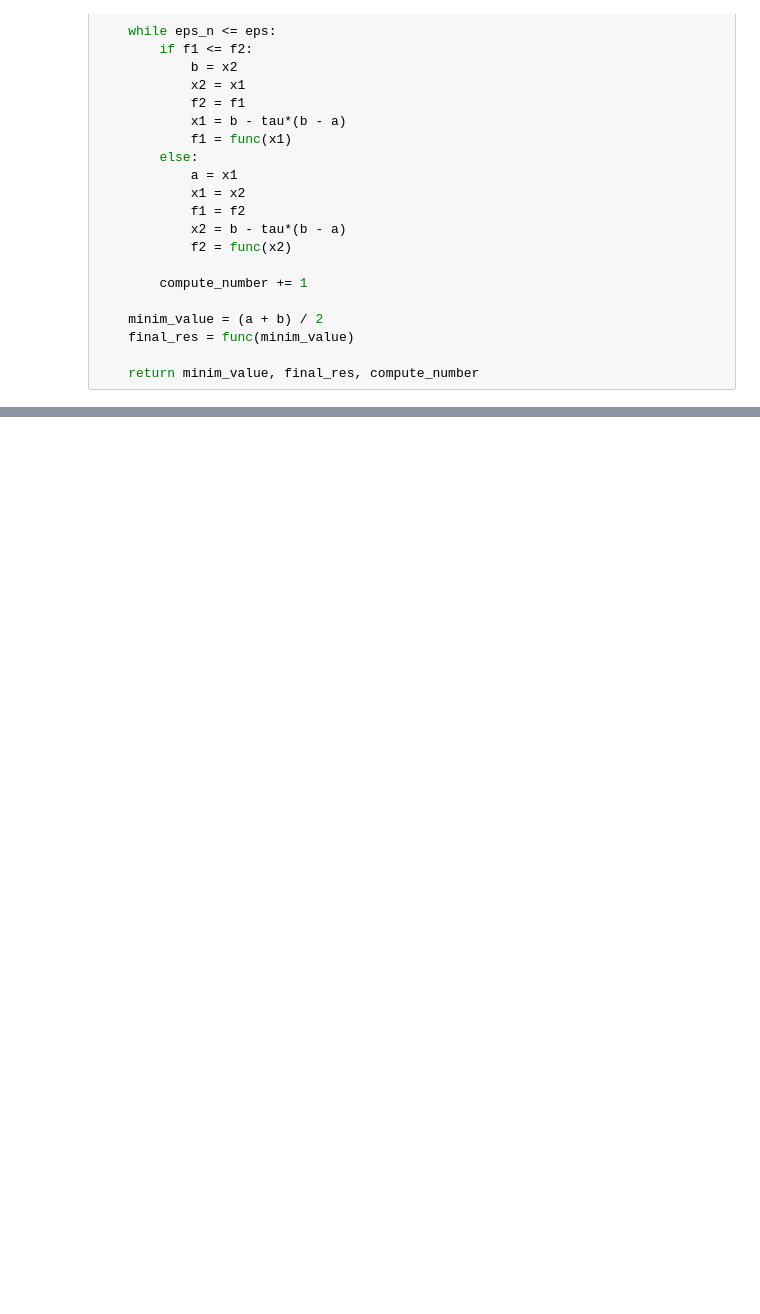
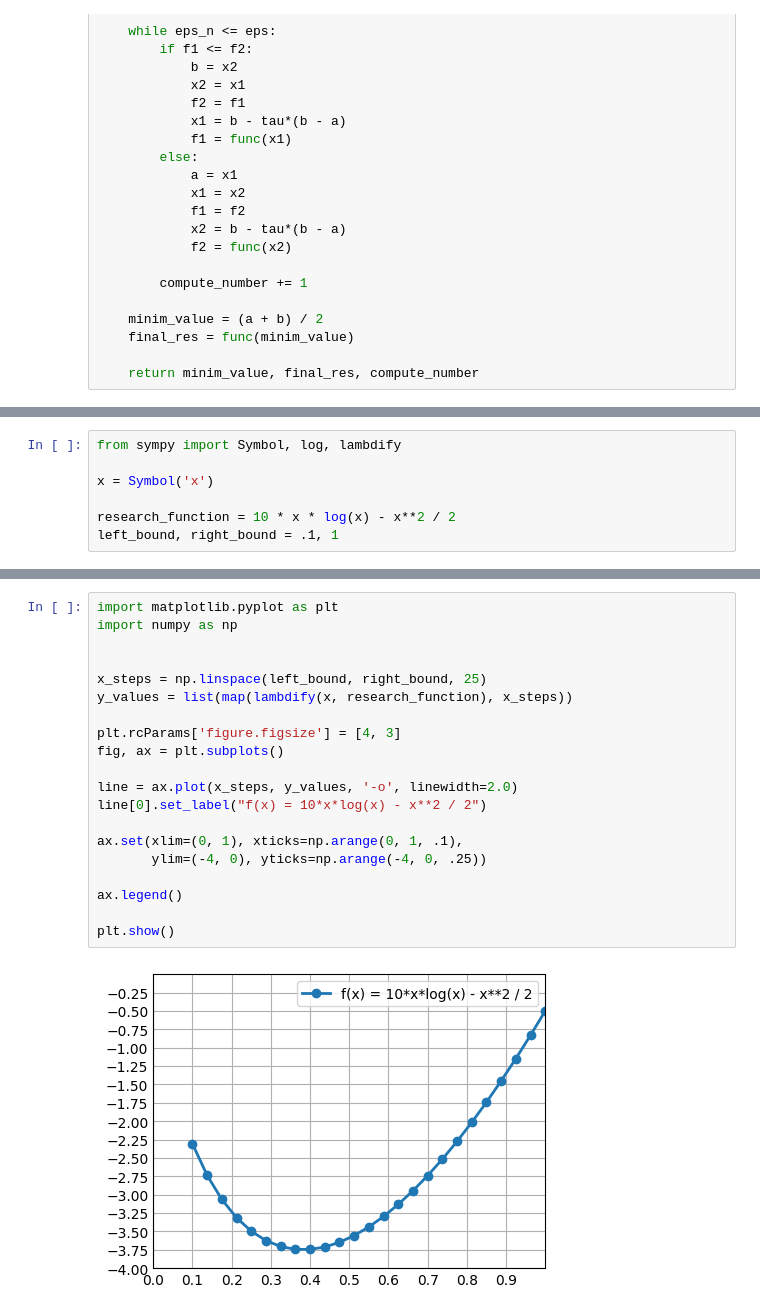
Before and after one commit to niceguy135/optimization_labs, a Jupyter notebook: Lab1.ipynb, the cells around one changed output, grey strips where cells are left out. Drawn from its saved outputs; the diff is of its cells as text; blank space fills up the shorter version.

```diff
--- a/Lab1.ipynb
+++ b/Lab1.ipynb
@@ -331,0 +349,7 @@ def newton_method(func, a, b, eps):
+# %%
+from sympy import Symbol, log, lambdify
+
+x = Symbol('x')
+
+research_function = 10 * x * log(x) - x**2 / 2
+left_bound, right_bound = .1, 1
@@ -331,0 +361,22 @@ def newton_method(func, a, b, eps):
+# %%
+import matplotlib.pyplot as plt
+import numpy as np
+
+
+x_steps = np.linspace(left_bound, right_bound, 25)
+y_values = list(map(lambdify(x, research_function), x_steps))
+
+plt.rcParams['figure.figsize'] = [4, 3]
+fig, ax = plt.subplots()
+
+line = ax.plot(x_steps, y_values, '-o', linewidth=2.0)
+line[0].set_label("f(x) = 10*x*log(x) - x**2 / 2")
+
+ax.set(xlim=(0, 1), xticks=np.arange(0, 1, .1),
+       ylim=(-4, 0), yticks=np.arange(-4, 0, .25))
+
+ax.legend()
+
+plt.show()
+# %% [output]
+[figure, added]
```
Also changed, not shown: parts of 11 cells of this notebook.
